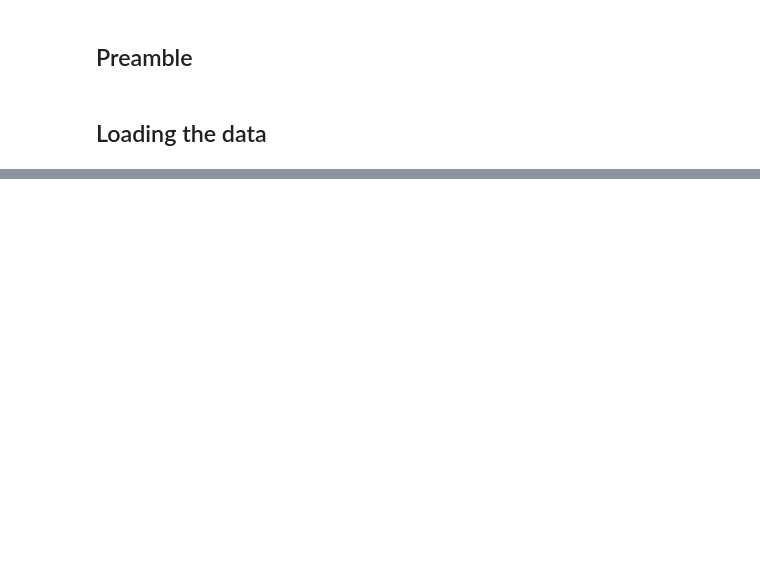
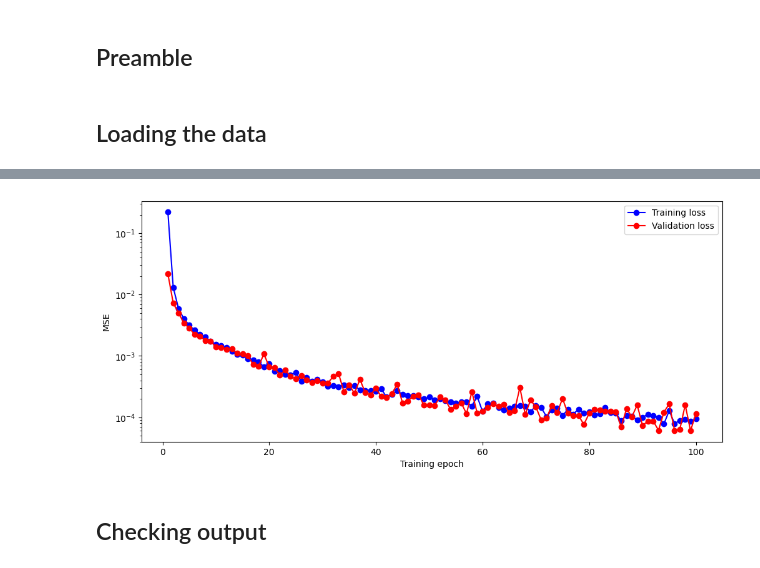
Before and after one commit to ThibeauWouters/grb_surrogate, a Jupyter notebook: preprocessing/explore_data.ipynb, the cells around one changed output, grey strips where cells are left out. Drawn from its saved outputs; the diff is of its cells as text; code cells hidden in the pictures; blank space fills up the shorter version.

Commit message:
finalized training, looks OK

```diff
--- a/preprocessing/explore_data.ipynb
+++ b/preprocessing/explore_data.ipynb
@@ -42,0 +150,3 @@ plt.show()
+# %%
+svd_model = training_model.generate_svd_model()
+training_model.svd_model = svd_model
@@ -42,0 +163,12 @@ plt.show()
+# %%
+example_filter = "radio-5.5GHz"
+# %%
+X = training_model.svd_model[example_filter]['param_array_postprocess'] # complete dataset of input data of network
+n_samples, input_ndim = X.shape
+print(f"Features (input) have shape {X.shape}")
+
+y = training_model.svd_model[example_filter]['cAmat'].T
+_, output_ndim = y.shape
+print(f"Labels (output) have shape {y.shape}")
+
+train_X, val_X, train_y, val_y = train_test_split(X, y, shuffle=True, test_size=0.25, random_state=0)
@@ -42,0 +226,16 @@ plt.show()
+# %%
+model.compile(optimizer="adam", loss="mse")
+n_epochs = 100
+
+# fit the model
+start = time.time()
+training_history = model.fit(
+    train_X,
+    train_y,
+    epochs=n_epochs,
+    batch_size=32,
+    validation_data=(val_X, val_y),
+    verbose=True,
+)
+end = time.time()
+print(f"Time to train: {end - start} seconds")
@@ -42,0 +263,14 @@ plt.show()
+# %%
+train_loss = training_history.history["loss"]
+val_loss = training_history.history["val_loss"]
+
+plt.figure(figsize=(12, 5))
+plt.plot([i+1 for i in range(len(train_loss))], train_loss, '-o', color="blue", label="Training loss")
+plt.plot([i+1 for i in range(len(val_loss))], val_loss, '-o', color="red", label="Validation loss")
+plt.legend()
+plt.xlabel("Training epoch")
+plt.ylabel("MSE")
+plt.yscale('log')
+plt.show()
+# %% [output]
+[figure, added]
@@ -42,0 +279,2 @@ plt.show()
+# %% [markdown]
+## Checking output
```
Also changed, not shown: parts of 26 cells of this notebook, 5 other files.
